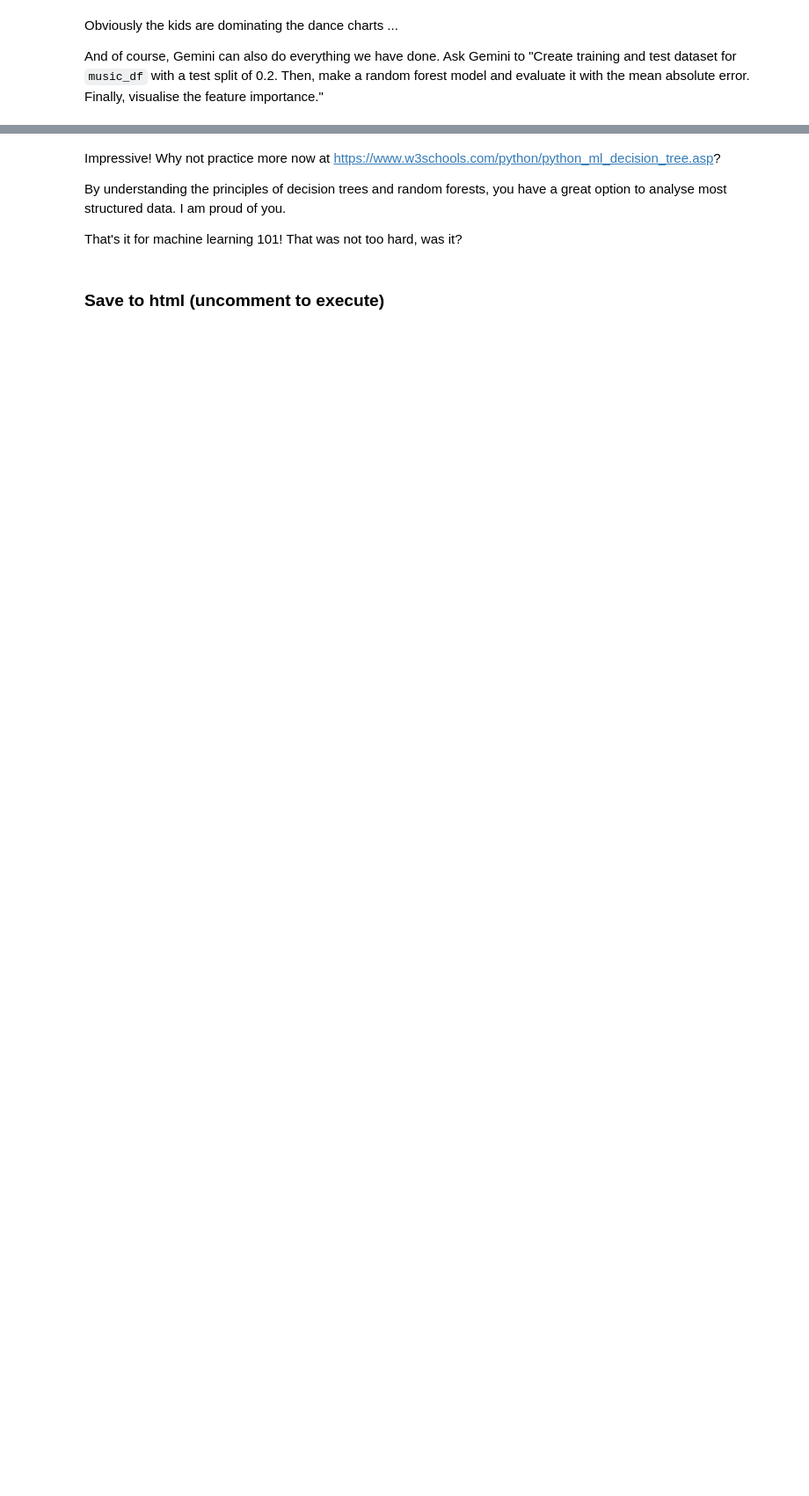
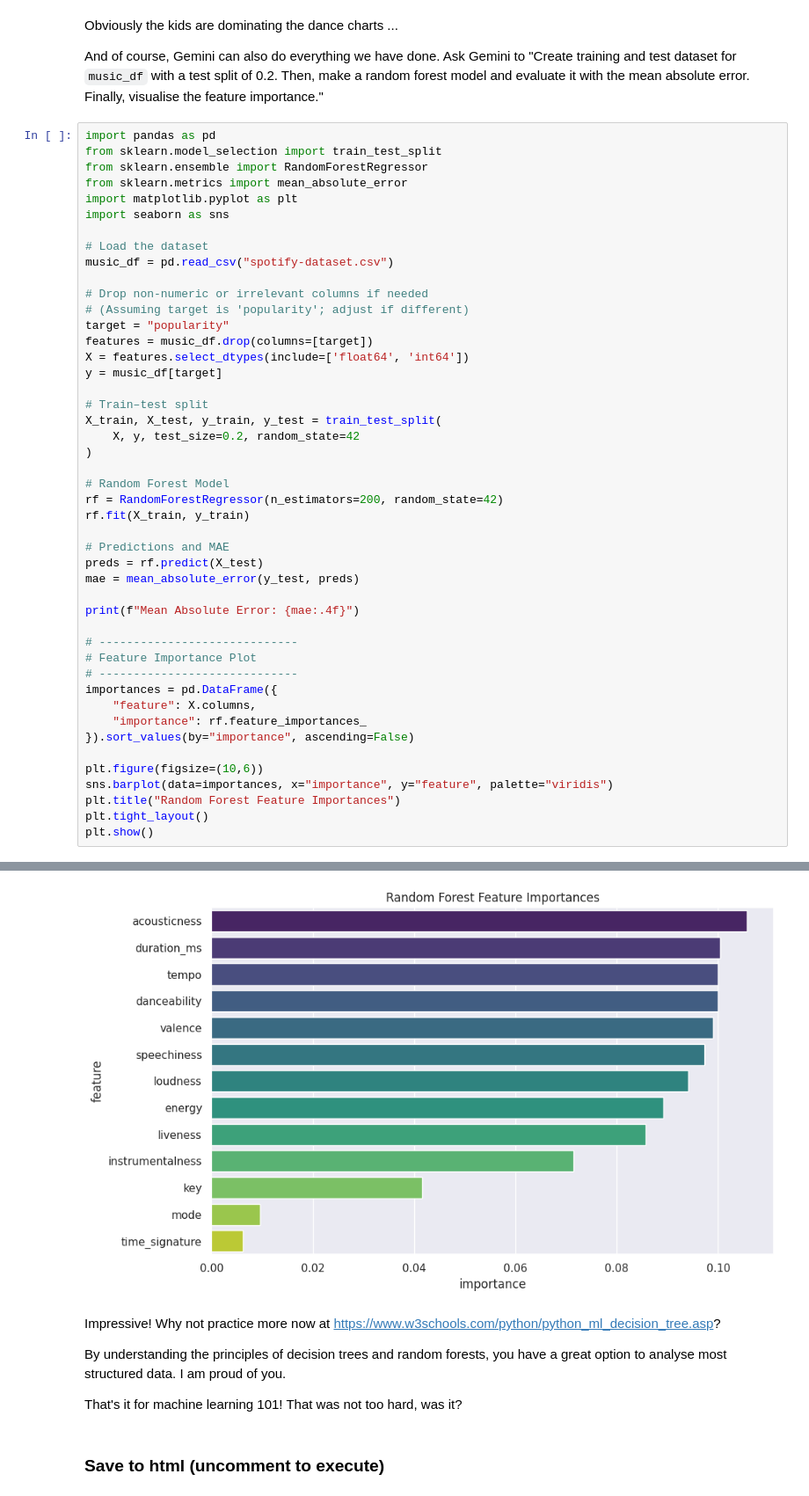
Before and after one commit to onni-Q/python_assignments, a Jupyter notebook: Week3_Workshop.ipynb, the cells around one changed output, grey strips where cells are left out. Shown at 88% size. Drawn from its saved outputs; the diff is of its cells as text; blank space fills up the shorter version.

```diff
--- a/Week3_Workshop.ipynb
+++ b/Week3_Workshop.ipynb
@@ -992,3 +1648,50 @@ display_youtube(combined_example, video_title="Example of most danceable music w
 Obviously the kids are dominating the dance charts ...
 
 And of course, Gemini can also do everything we have done. Ask Gemini to "Create training and test dataset for `music_df` with a test split of 0.2. Then, make a random forest model and evaluate it with the mean absolute error. Finally, visualise the feature importance."
+# %%
+import pandas as pd
+from sklearn.model_selection import train_test_split
+from sklearn.ensemble import RandomForestRegressor
+from sklearn.metrics import mean_absolute_error
+import matplotlib.pyplot as plt
+import seaborn as sns
+
+# Load the dataset
+music_df = pd.read_csv("spotify-dataset.csv")
+
+# Drop non-numeric or irrelevant columns if needed
+# (Assuming target is 'popularity'; adjust if different)
+target = "popularity"
+features = music_df.drop(columns=[target])
+X = features.select_dtypes(include=['float64', 'int64'])
+y = music_df[target]
+
+# Train–test split
+X_train, X_test, y_train, y_test = train_test_split(
+    X, y, test_size=0.2, random_state=42
+)
+
+# Random Forest Model
+rf = RandomForestRegressor(n_estimators=200, random_state=42)
+rf.fit(X_train, y_train)
+
+# Predictions and MAE
+preds = rf.predict(X_test)
+mae = mean_absolute_error(y_test, preds)
+
+print(f"Mean Absolute Error: {mae:.4f}")
+
+# -----------------------------
+# Feature Importance Plot
+# -----------------------------
+importances = pd.DataFrame({
+    "feature": X.columns,
+    "importance": rf.feature_importances_
+}).sort_values(by="importance", ascending=False)
+
+plt.figure(figsize=(10,6))
+sns.barplot(data=importances, x="importance", y="feature", palette="viridis")
+plt.title("Random Forest Feature Importances")
+plt.tight_layout()
+plt.show()
+# %% [output]
@@ -995,3 +1702,4 @@ And of course, Gemini can also do everything we have done. Ask Gemini to "Create
+[figure, added]
 # %% [markdown]
 Impressive! Why not practice more now at https://www.w3schools.com/python/python_ml_decision_tree.asp?
 
```
Also changed, not shown: parts of 90 cells of this notebook.
